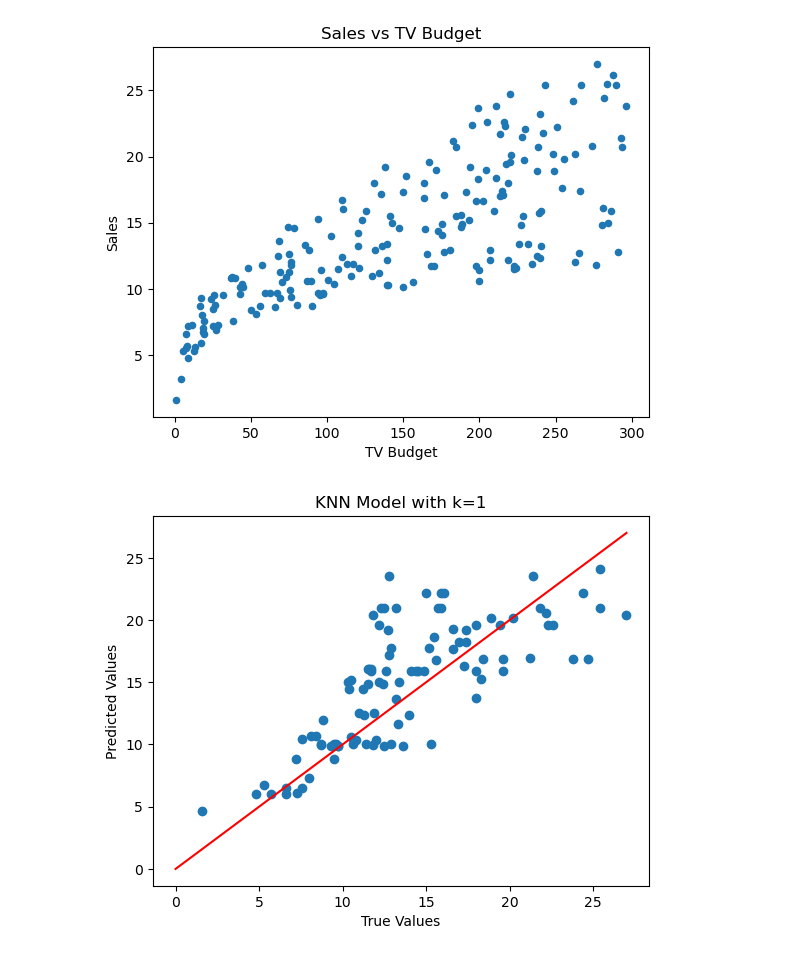
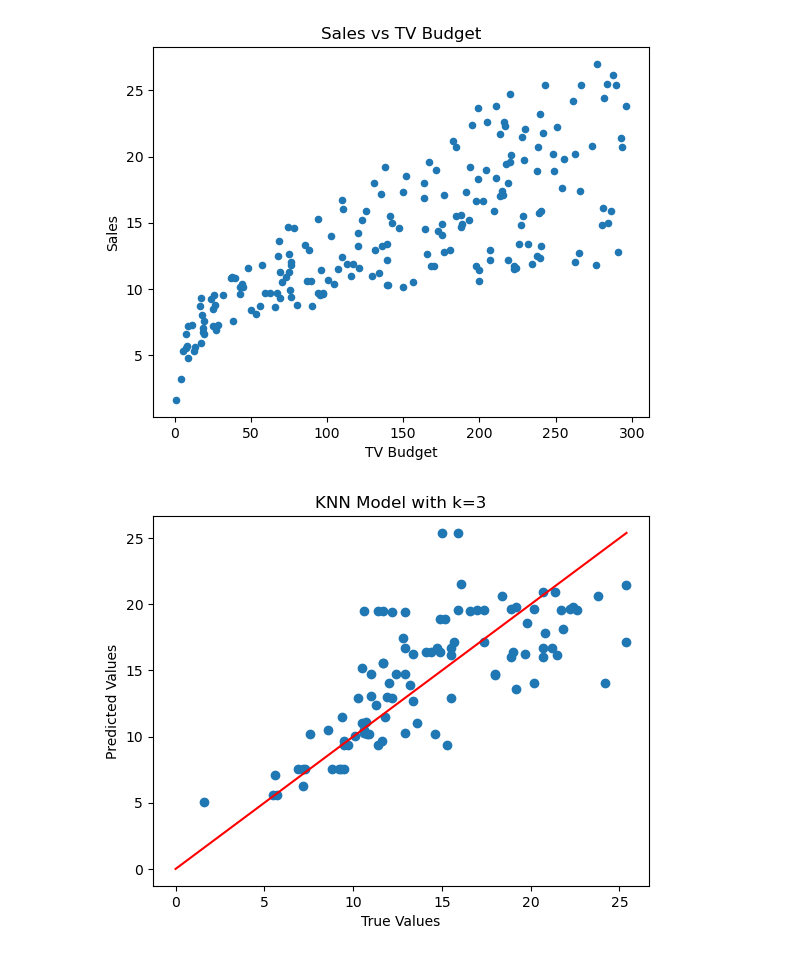
Before and after one commit to venren/EDX_Introduction_DataScience_Python, a Jupyter notebook: Data_Science - Intro.ipynb, the cells around one changed output. Drawn from its saved outputs; the diff is of its cells as text; code cells hidden in the pictures.

```diff
--- a/Data_Science - Intro.ipynb
+++ b/Data_Science - Intro.ipynb
@@ -86,32 +86,32 @@ plt.show()
 # %%
 ## K Nearest Neighbours
 
 import pandas as pd
 import numpy as np
 from sklearn.model_selection import train_test_split
 from sklearn.neighbors import KNeighborsRegressor
 import matplotlib.pyplot as plt
 
 # Split the data into training and testing sets
 train_data, test_data, train_target, test_target = train_test_split(raw_data[['TV']], raw_data[['Sales']], test_size=0.5)
 # Train the KNN model using the training data and specify k=3
 knn = KNeighborsRegressor(n_neighbors=3)
 knn.fit(train_data, train_target)
 
 # Use the trained model to predict the target variable for the test data
 predicted = knn.predict(test_data)
 
 # Plot the scatter plot of the predicted values against the true values
 plt.scatter(test_target, predicted)
 plt.xlabel("True Values")
 plt.ylabel("Predicted Values")
-plt.title("KNN Model with k=1")
+plt.title("KNN Model with k=3")
 
 # Add a line for the perfect prediction
 x = np.linspace(0, max(test_target['Sales']), 100)
 y = x
 plt.plot(x, y, color='red')
 
 plt.show()
 # %% [output]
-[figure, old version]
+[figure, new version]
```
